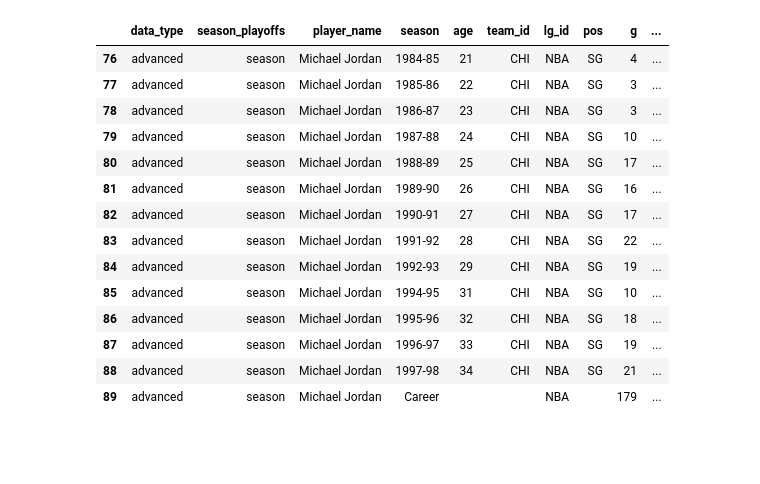
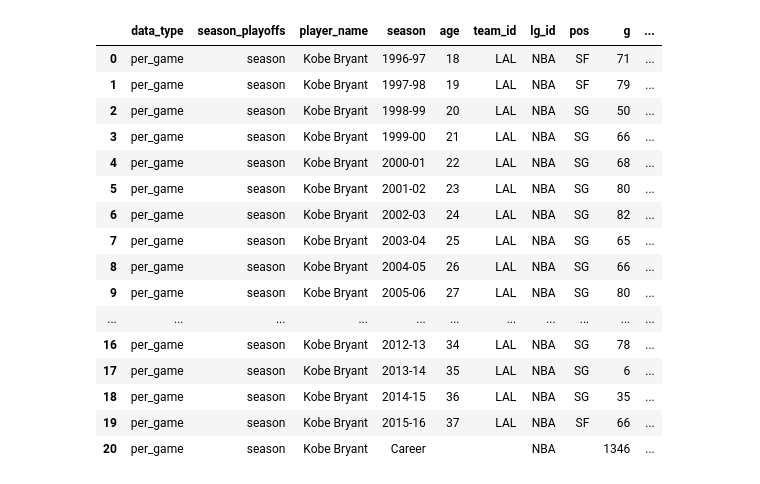
Before and after one commit to rahim-hashim/NBA-Prediction-Algorithms, a Jupyter notebook: single_player_search.ipynb, the cells around one changed output. Saved outputs shown, nothing was run; the diff lists cells and outputs as text; code cells hidden in the pictures; blank space fills up the shorter version.

```diff
--- a/single_player_search.ipynb
+++ b/single_player_search.ipynb
@@ -90,18 +64,31 @@ array(['game', 'per_game', '', 'totals', 'advanced', 'per_minute',
-# %%
-mj_data[mj_data['data_type'] == 'advanced'].dropna(how='all', axis='columns')
-# %% [output]
-|  | data_type | season_playoffs | player_name | season | age | team_id | lg_id | pos | g | ... |
-| 76 | advanced | season | Michael Jordan | 1984-85 | 21 | CHI | NBA | SG | 4 | ... |
-| 77 | advanced | season | Michael Jordan | 1985-86 | 22 | CHI | NBA | SG | 3 | ... |
-| 78 | advanced | season | Michael Jordan | 1986-87 | 23 | CHI | NBA | SG | 3 | ... |
-| 79 | advanced | season | Michael Jordan | 1987-88 | 24 | CHI | NBA | SG | 10 | ... |
-| 80 | advanced | season | Michael Jordan | 1988-89 | 25 | CHI | NBA | SG | 17 | ... |
-| 81 | advanced | season | Michael Jordan | 1989-90 | 26 | CHI | NBA | SG | 16 | ... |
-| 82 | advanced | season | Michael Jordan | 1990-91 | 27 | CHI | NBA | SG | 17 | ... |
-| 83 | advanced | season | Michael Jordan | 1991-92 | 28 | CHI | NBA | SG | 22 | ... |
-| 84 | advanced | season | Michael Jordan | 1992-93 | 29 | CHI | NBA | SG | 19 | ... |
-| 85 | advanced | season | Michael Jordan | 1994-95 | 31 | CHI | NBA | SG | 10 | ... |
-| 86 | advanced | season | Michael Jordan | 1995-96 | 32 | CHI | NBA | SG | 18 | ... |
-| 87 | advanced | season | Michael Jordan | 1996-97 | 33 | CHI | NBA | SG | 19 | ... |
-| 88 | advanced | season | Michael Jordan | 1997-98 | 34 | CHI | NBA | SG | 21 | ... |
-| 89 | advanced | season | Michael Jordan | Career |  |  | NBA |  | 179 | ... |
+# %%
+#@title ## Table Selection { run: "auto" }
+#@markdown Select the data type and season/playoffs that you would like to observe
+
+def table_selector(df):
+  table_selected = 'per_game' #@param ['per_game', 'totals', 'advanced', 'per_minute', 'per_poss', 'pbp', 'shooting', 'all_star', 'all_salaries']
+  season_playoffs = 'season' #@param ['season', 'playoffs']
+  df_selected = df[df['data_type'] == table_selected].dropna(how='all', axis='columns') # drops all columns that are empty
+  df_selected = df_selected[df_selected['season_playoffs'] == season_playoffs]
+  display(df_selected)
+  return df_selected
+
+df_table = table_selector(dj_data)
+# %% [output]
+|  | data_type | season_playoffs | player_name | season | age | team_id | lg_id | pos | g | ... |
+| 0 | per_game | season | Kobe Bryant | 1996-97 | 18 | LAL | NBA | SF | 71 | ... |
+| 1 | per_game | season | Kobe Bryant | 1997-98 | 19 | LAL | NBA | SF | 79 | ... |
+| 2 | per_game | season | Kobe Bryant | 1998-99 | 20 | LAL | NBA | SG | 50 | ... |
+| 3 | per_game | season | Kobe Bryant | 1999-00 | 21 | LAL | NBA | SG | 66 | ... |
+| 4 | per_game | season | Kobe Bryant | 2000-01 | 22 | LAL | NBA | SG | 68 | ... |
+| 5 | per_game | season | Kobe Bryant | 2001-02 | 23 | LAL | NBA | SG | 80 | ... |
+| 6 | per_game | season | Kobe Bryant | 2002-03 | 24 | LAL | NBA | SG | 82 | ... |
+| 7 | per_game | season | Kobe Bryant | 2003-04 | 25 | LAL | NBA | SG | 65 | ... |
+| 8 | per_game | season | Kobe Bryant | 2004-05 | 26 | LAL | NBA | SG | 66 | ... |
+| 9 | per_game | season | Kobe Bryant | 2005-06 | 27 | LAL | NBA | SG | 80 | ... |
+| ... | ... | ... | ... | ... | ... | ... | ... | ... | ... | ... |
+| 16 | per_game | season | Kobe Bryant | 2012-13 | 34 | LAL | NBA | SG | 78 | ... |
+| 17 | per_game | season | Kobe Bryant | 2013-14 | 35 | LAL | NBA | SG | 6 | ... |
+| 18 | per_game | season | Kobe Bryant | 2014-15 | 36 | LAL | NBA | SG | 35 | ... |
+| 19 | per_game | season | Kobe Bryant | 2015-16 | 37 | LAL | NBA | SF | 66 | ... |
+| 20 | per_game | season | Kobe Bryant | Career |  |  | NBA |  | 1346 | ... |
```
Also changed, not shown: parts of 9 cells of this notebook, 4 other files.
